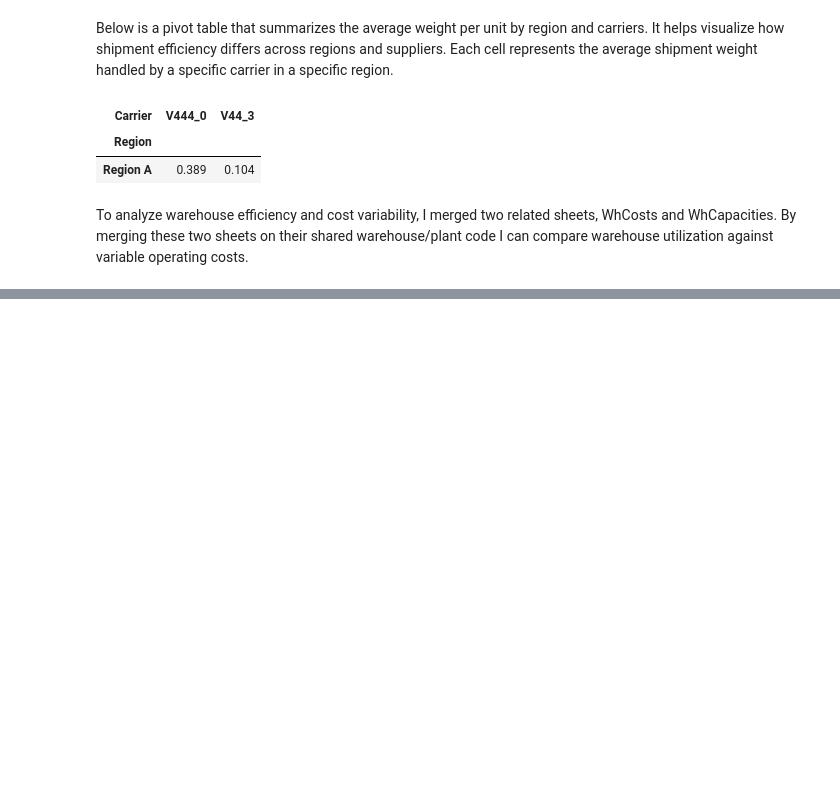
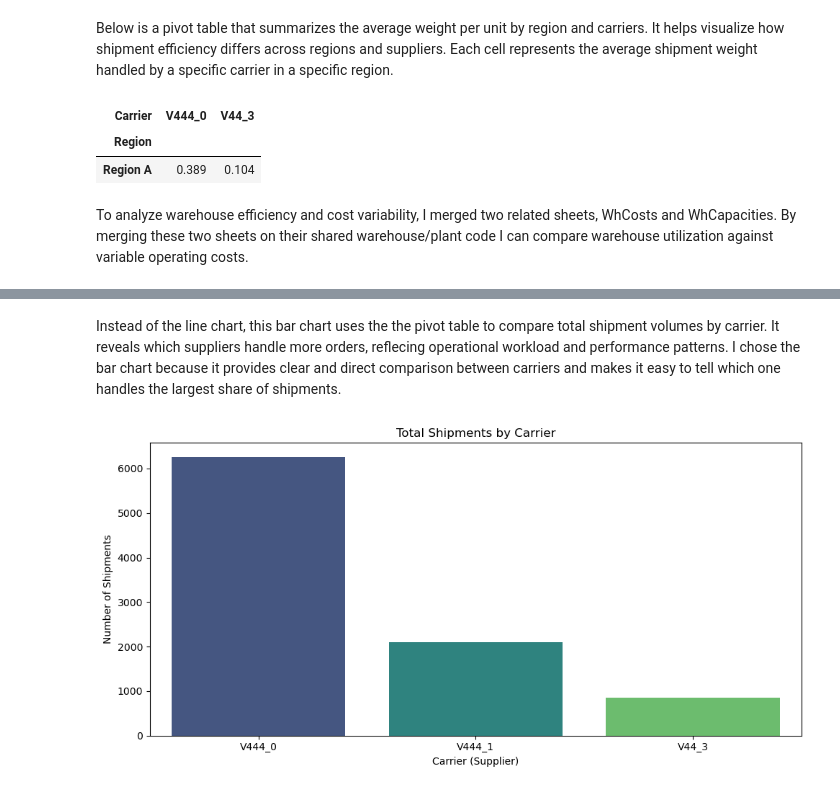
Before and after one commit to IT2053C-Gilany/final-project-patellldiyaaa, a Jupyter notebook: final-project.ipynb, the cells around one changed output, grey strips where cells are left out. Cells and saved outputs as stored; diff of their text form; code cells hidden in the pictures; blank space fills up the shorter version.

```diff
--- a/final-project.ipynb
+++ b/final-project.ipynb
@@ -300,0 +303,16 @@ monthly_weight.head()
+# %%
+# Summarize total shipments by carrier pivot table
+
+carrier_trend_pivot = (
+    df.pivot_table(
+        values="Order ID",
+        index="Carrier",
+        aggfunc="count"
+    )
+    .reset_index()
+    .rename(columns={"Order ID": "Total Shipments"})
+    .sort_values(by="Total Shipments", ascending=False)
+
+)
+
+carrier_trend_pivot.head()
@@ -362,0 +429,16 @@ warehouse_merged.head()
+# %% [markdown]
+Instead of the line chart, this bar chart uses the the pivot table to compare total shipment volumes by carrier. It reveals which suppliers handle more orders, reflecing operational workload and performance patterns. I chose the bar chart because it provides clear and direct comparison between carriers and makes it easy to tell which one handles the largest share of shipments.
+# %%
+# Bar chart of total shipments by carrier
+
+plt.figure(figsize=(10, 5))
+sns.barplot(data=carrier_trend_pivot, x='Carrier',
+            y='Total Shipments', hue="Carrier", palette='viridis')
+plt.title('Total Shipments by Carrier')
+
+plt.xlabel('Carrier (Supplier)')
+plt.ylabel('Number of Shipments')
+plt.tight_layout()
+plt.show()
+# %% [output]
+[figure, added]
```
Also changed, not shown: parts of 15 cells of this notebook.
